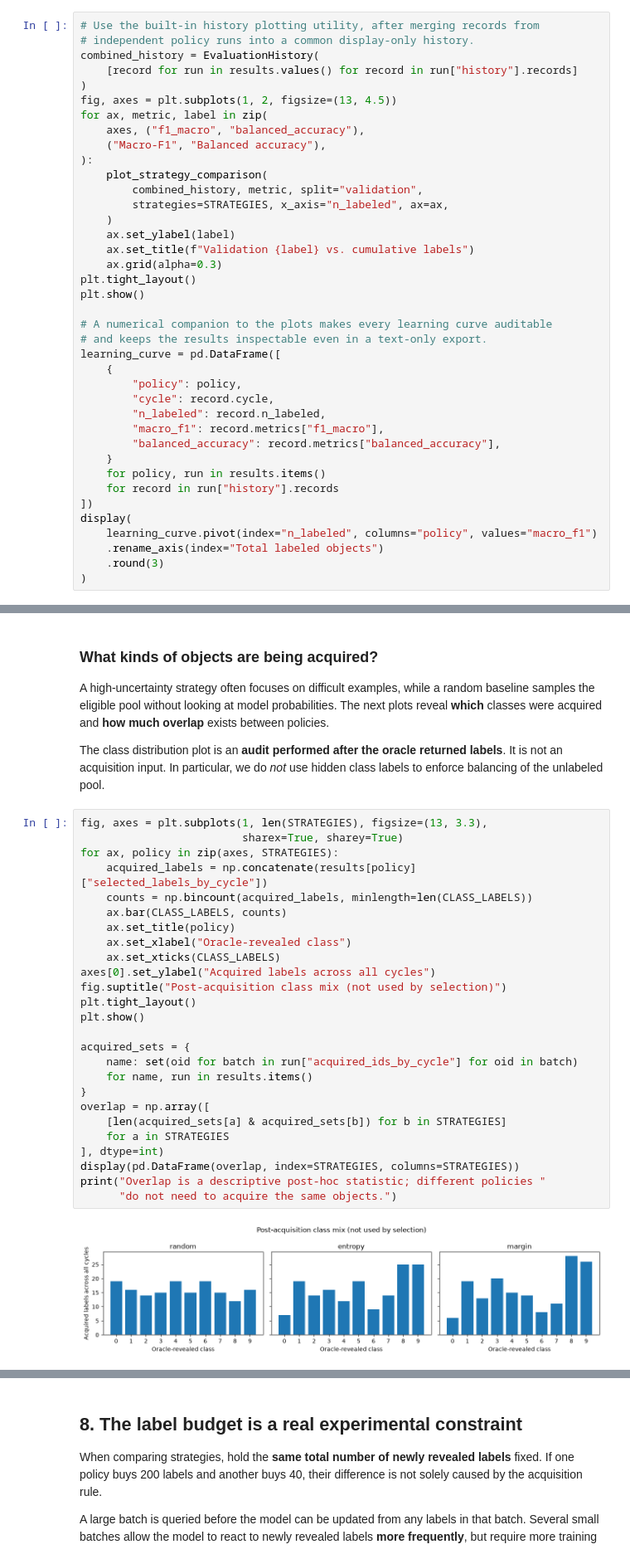
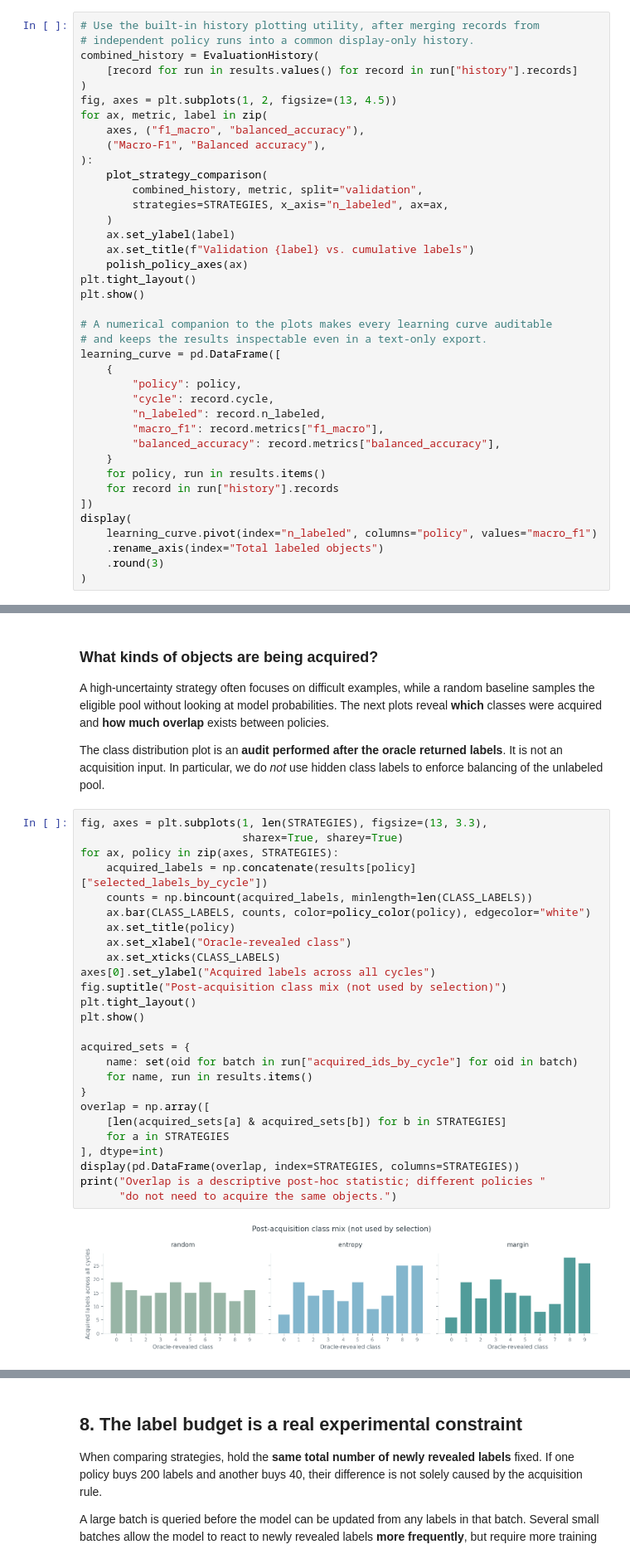
Before and after one commit to DimitrisKour/astro-transient-active-learning, a Jupyter notebook: examples/01_active_learning_digits.ipynb, the cells around one changed output, grey strips where cells are left out. Shown at 83% size. Cells and saved outputs as stored; diff of their text form.

Commit message:
Style digits notebook figures while preserving executed results and student TODOs

```diff
--- a/examples/01_active_learning_digits.ipynb
+++ b/examples/01_active_learning_digits.ipynb
@@ -553,7 +559,7 @@ for ax, metric, label in zip(
     )
     ax.set_ylabel(label)
     ax.set_title(f"Validation {label} vs. cumulative labels")
-    ax.grid(alpha=0.3)
+    polish_policy_axes(ax)
 plt.tight_layout()
 plt.show()
 
@@ -597,31 +603,31 @@ The class distribution plot is an **audit performed after the oracle returned la
 # %%
 fig, axes = plt.subplots(1, len(STRATEGIES), figsize=(13, 3.3),
                          sharex=True, sharey=True)
 for ax, policy in zip(axes, STRATEGIES):
     acquired_labels = np.concatenate(results[policy]["selected_labels_by_cycle"])
     counts = np.bincount(acquired_labels, minlength=len(CLASS_LABELS))
-    ax.bar(CLASS_LABELS, counts)
+    ax.bar(CLASS_LABELS, counts, color=policy_color(policy), edgecolor="white")
     ax.set_title(policy)
     ax.set_xlabel("Oracle-revealed class")
     ax.set_xticks(CLASS_LABELS)
 axes[0].set_ylabel("Acquired labels across all cycles")
 fig.suptitle("Post-acquisition class mix (not used by selection)")
 plt.tight_layout()
 plt.show()
 
 acquired_sets = {
     name: set(oid for batch in run["acquired_ids_by_cycle"] for oid in batch)
     for name, run in results.items()
 }
 overlap = np.array([
     [len(acquired_sets[a] & acquired_sets[b]) for b in STRATEGIES]
     for a in STRATEGIES
 ], dtype=int)
 display(pd.DataFrame(overlap, index=STRATEGIES, columns=STRATEGIES))
 print("Overlap is a descriptive post-hoc statistic; different policies "
       "do not need to acquire the same objects.")
 # %% [output]
-[figure, old version]
+[figure, new version]
 |  | random | entropy | margin |
 | random | 160 | 23 | 26 |
 | entropy | 23 | 160 | 76 |
```
Also changed, not shown: parts of 5 cells of this notebook.
